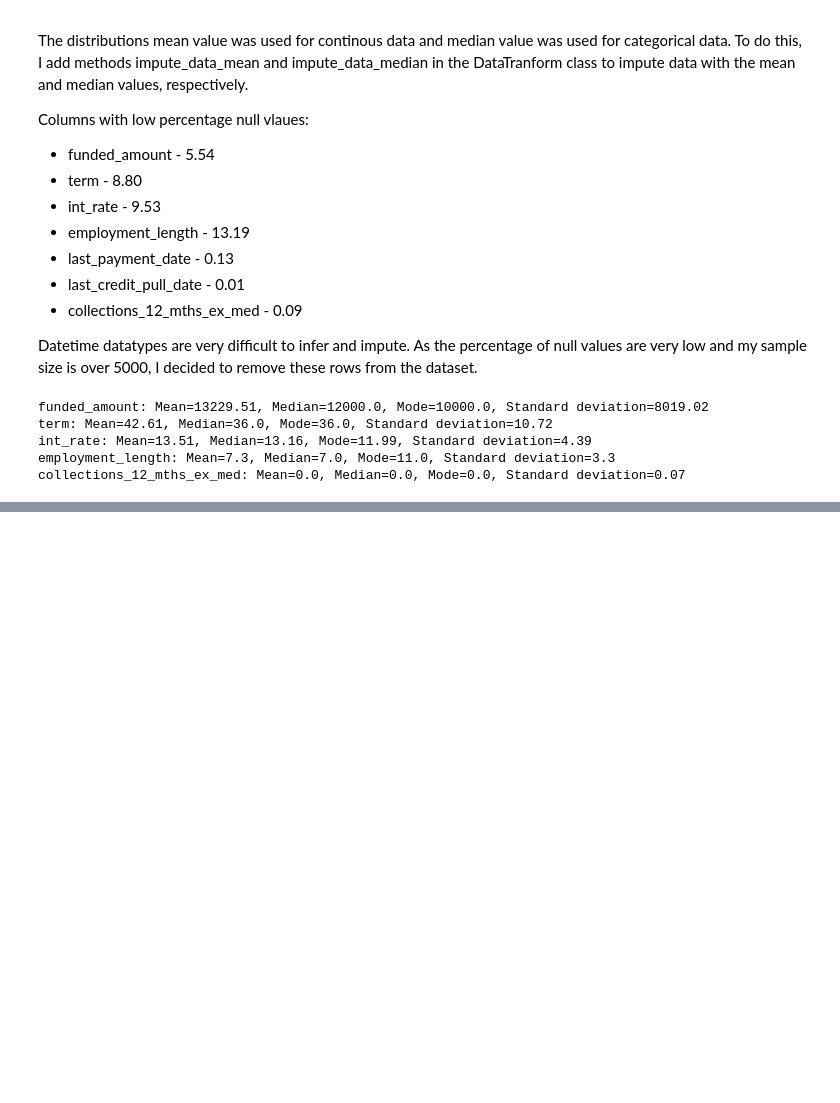
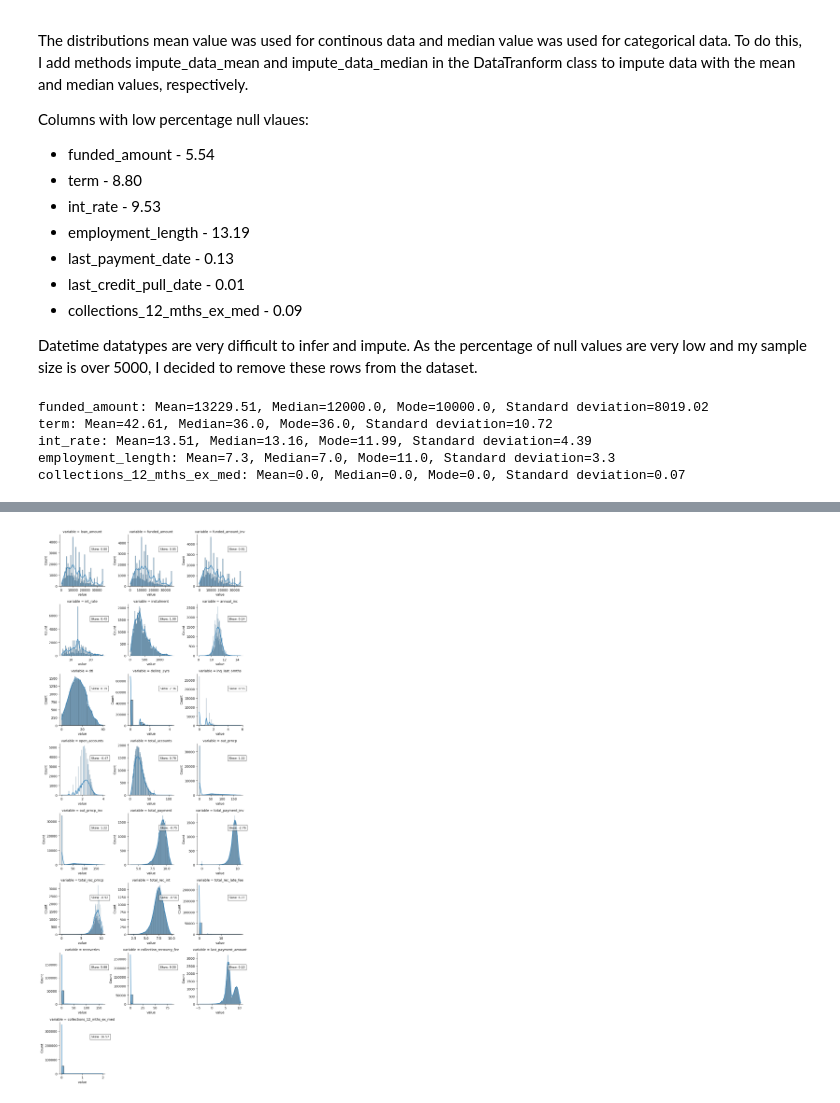
Before and after one commit to hosna22/EDA-Customer-Loans, a Jupyter notebook: EDA.ipynb, the cells around one changed output, grey strips where cells are left out. Cells and saved outputs as stored; diff of their text form; code cells hidden in the pictures; blank space fills up the shorter version.

```diff
--- a/EDA.ipynb
+++ b/EDA.ipynb
@@ -151,0 +210,9 @@ memory usage: 17.8+ MB
+# %%
+loan_transformed = loan_df.copy()
+
+df_transform.correct_skew_log_transform(loan_transformed, 'annual_inc', 'last_payment_amount', 'total_rec_int', 'total_payment','total_rec_prncp', 'total_payment_inv','open_accounts')
+df_transform.corect_skew_sqrt(loan_transformed, 'collection_recovery_fee','collections_12_mths_ex_med', 'recoveries','total_rec_late_fee','delinq_2yrs', 'inq_last_6mths', 'out_prncp_inv', 'out_prncp')
+
+df_plot.plot_all_skew_grid(loan_transformed)
+# %% [output]
+[figure, added]
```
Also changed, not shown: parts of 12 cells of this notebook, 1 other file.
